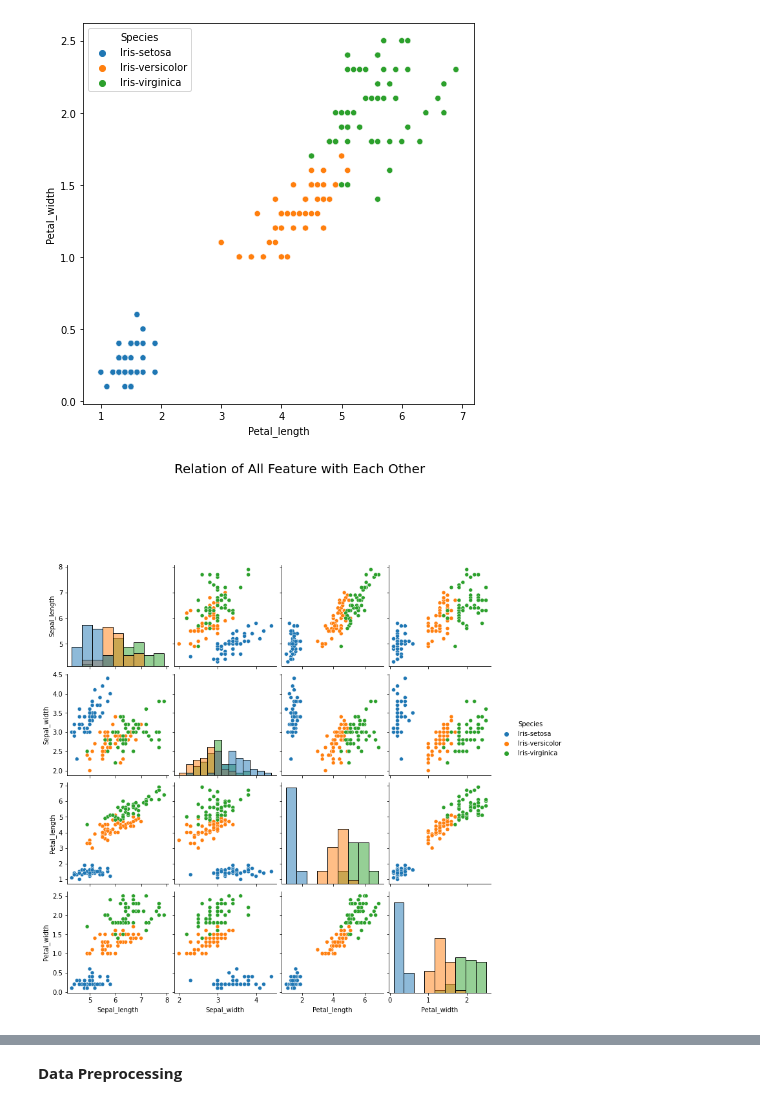
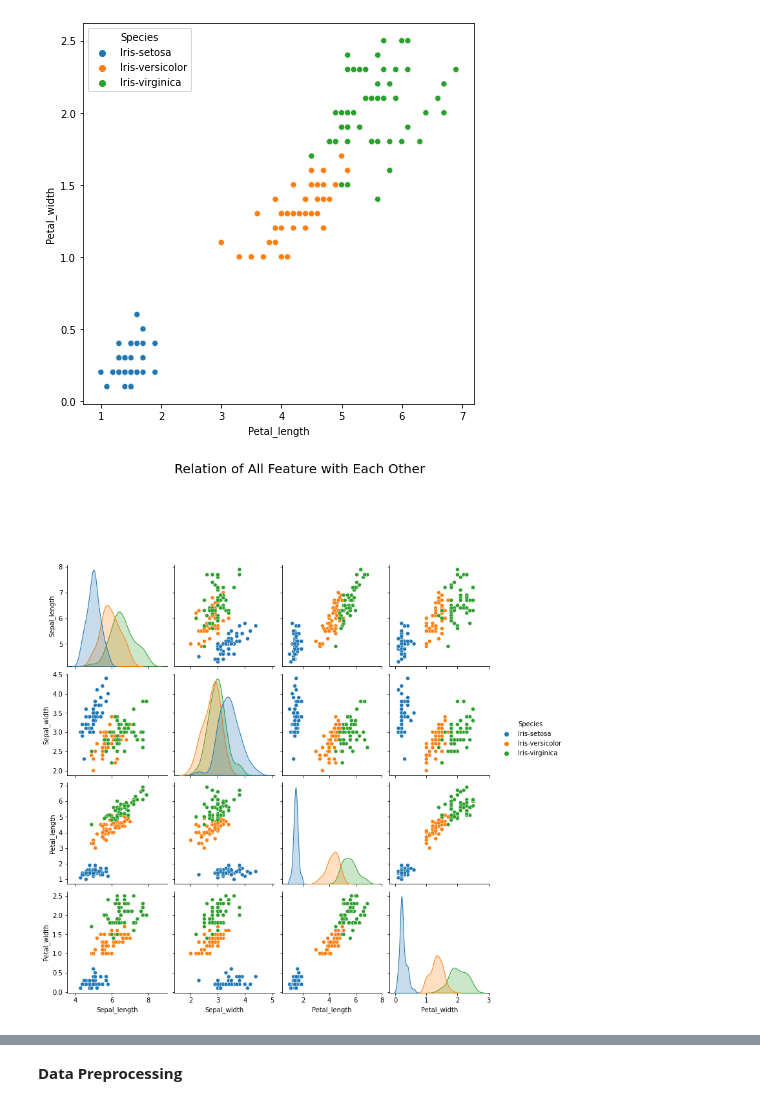
Before and after one commit to arunuday117/LGMVIP-DataScience, a Jupyter notebook: Task1_Iris_Flower_Classification.ipynb, the cells around one changed output, grey strips where cells are left out. Drawn from its saved outputs; the diff is of its cells as text; code cells hidden in the pictures.

```diff
--- a/Task1_Iris_Flower_Classification.ipynb
+++ b/Task1_Iris_Flower_Classification.ipynb
@@ -222,8 +180,8 @@ plt.show()
 # %% [output]
 [figure]
 # %%
-plot=sns.pairplot(iris_dataset,hue='Species',diag_kind='hist')
+plot=sns.pairplot(iris_dataset,hue='Species')
 plot.fig.suptitle("Relation of All Feature with Each Other",y=1.2,fontsize=20)
 plt.show()
 # %% [output]
-[figure, old version]
+[figure, new version]
```
Also changed, not shown: parts of 23 cells of this notebook.
